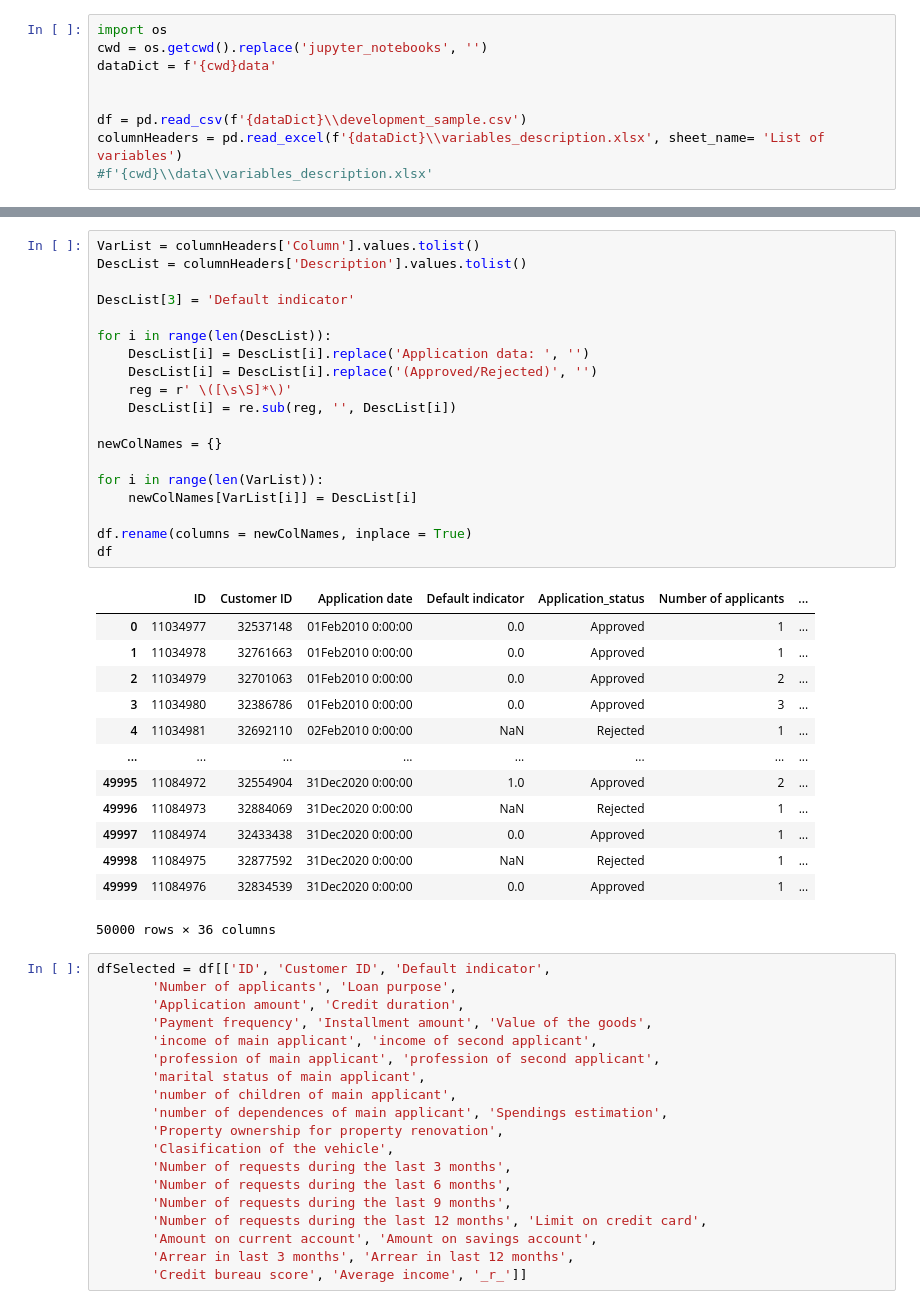
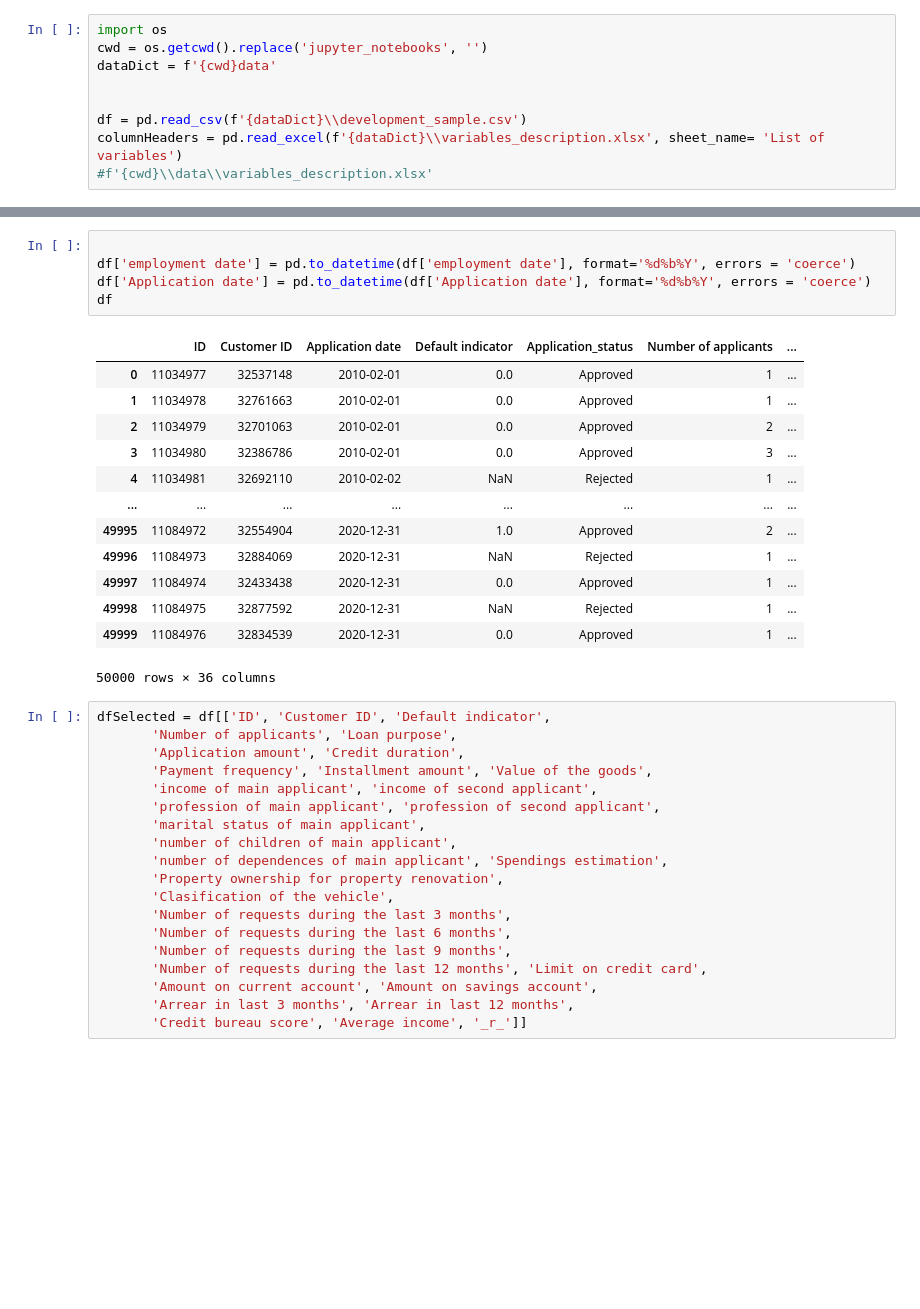
Before and after one commit to Jagodno/Pre-selection-Assignment, a Jupyter notebook: jupyter_notebooks/lukaszEda.ipynb, the cells around one changed output, grey strips where cells are left out. Cells and saved outputs as stored; diff of their text form; blank space fills up the shorter version.

Commit message:
Format date

```diff
--- a/jupyter_notebooks/lukaszEda.ipynb
+++ b/jupyter_notebooks/lukaszEda.ipynb
@@ -85,37 +109,23 @@ Index(['ID', 'customer_id', 'application_date', 'target', 'Application_status',
       dtype='object')
-# %%
-VarList = columnHeaders['Column'].values.tolist()
-DescList = columnHeaders['Description'].values.tolist()
-
-DescList[3] = 'Default indicator'
-
-for i in range(len(DescList)):
-    DescList[i] = DescList[i].replace('Application data: ', '')
-    DescList[i] = DescList[i].replace('(Approved/Rejected)', '')
-    reg = r' \([\s\S]*\)'
-    DescList[i] = re.sub(reg, '', DescList[i])
-
-newColNames = {}
-
-for i in range(len(VarList)):
-    newColNames[VarList[i]] = DescList[i]
-
-df.rename(columns = newColNames, inplace = True)
-df
-# %% [output]
-|  | ID | Customer ID | Application date | Default indicator | Application_status | Number of applicants | ... |
-| 0 | 11034977 | 32537148 | 01Feb2010 0:00:00 | 0.0 | Approved | 1 | ... |
-| 1 | 11034978 | 32761663 | 01Feb2010 0:00:00 | 0.0 | Approved | 1 | ... |
-| 2 | 11034979 | 32701063 | 01Feb2010 0:00:00 | 0.0 | Approved | 2 | ... |
-| 3 | 11034980 | 32386786 | 01Feb2010 0:00:00 | 0.0 | Approved | 3 | ... |
-| 4 | 11034981 | 32692110 | 02Feb2010 0:00:00 | NaN | Rejected | 1 | ... |
-| ... | ... | ... | ... | ... | ... | ... | ... |
-| 49995 | 11084972 | 32554904 | 31Dec2020 0:00:00 | 1.0 | Approved | 2 | ... |
-| 49996 | 11084973 | 32884069 | 31Dec2020 0:00:00 | NaN | Rejected | 1 | ... |
-| 49997 | 11084974 | 32433438 | 31Dec2020 0:00:00 | 0.0 | Approved | 1 | ... |
-| 49998 | 11084975 | 32877592 | 31Dec2020 0:00:00 | NaN | Rejected | 1 | ... |
-| 49999 | 11084976 | 32834539 | 31Dec2020 0:00:00 | 0.0 | Approved | 1 | ... |
-50000 rows × 36 columns
+# %%
+
+df['employment date'] = pd.to_datetime(df['employment date'], format='%d%b%Y', errors = 'coerce')
+df['Application date'] = pd.to_datetime(df['Application date'], format='%d%b%Y', errors = 'coerce')
+df
+# %% [output]
+|  | ID | Customer ID | Application date | Default indicator | Application_status | Number of applicants | ... |
+| 0 | 11034977 | 32537148 | 2010-02-01 | 0.0 | Approved | 1 | ... |
+| 1 | 11034978 | 32761663 | 2010-02-01 | 0.0 | Approved | 1 | ... |
+| 2 | 11034979 | 32701063 | 2010-02-01 | 0.0 | Approved | 2 | ... |
+| 3 | 11034980 | 32386786 | 2010-02-01 | 0.0 | Approved | 3 | ... |
+| 4 | 11034981 | 32692110 | 2010-02-02 | NaN | Rejected | 1 | ... |
+| ... | ... | ... | ... | ... | ... | ... | ... |
+| 49995 | 11084972 | 32554904 | 2020-12-31 | 1.0 | Approved | 2 | ... |
+| 49996 | 11084973 | 32884069 | 2020-12-31 | NaN | Rejected | 1 | ... |
+| 49997 | 11084974 | 32433438 | 2020-12-31 | 0.0 | Approved | 1 | ... |
+| 49998 | 11084975 | 32877592 | 2020-12-31 | NaN | Rejected | 1 | ... |
+| 49999 | 11084976 | 32834539 | 2020-12-31 | 0.0 | Approved | 1 | ... |
+50000 rows × 36 columns
 # %%
 dfSelected = df[['ID', 'Customer ID', 'Default indicator',
        'Number of applicants', 'Loan purpose',
```
Also changed, not shown: parts of 5 cells of this notebook.
